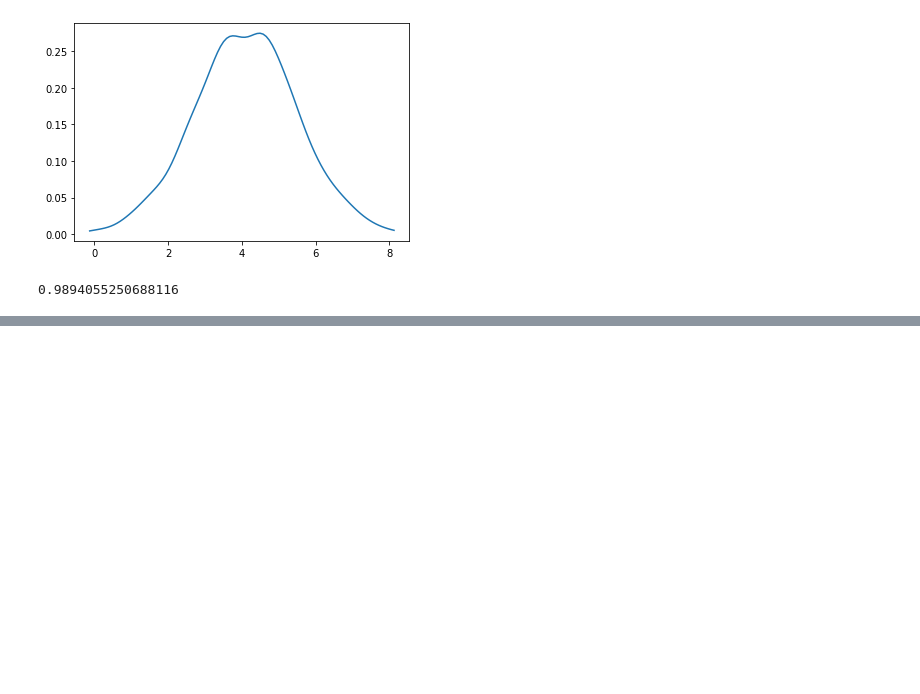
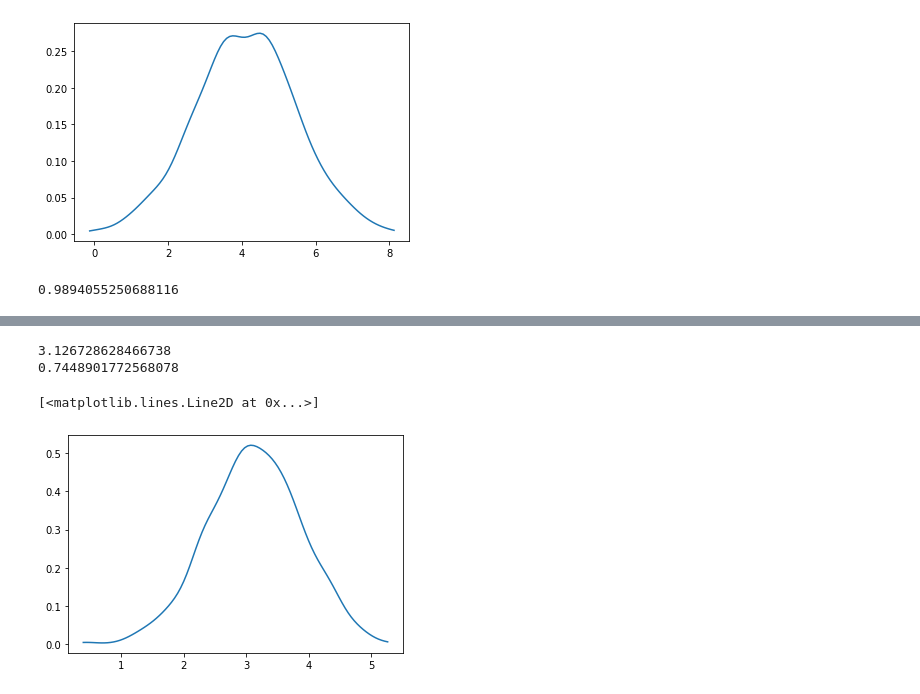
Before and after one commit to josephmlev/levine_j_math_314, a Jupyter notebook: notes/Class_notes_9.23-.ipynb, the cells around one changed output, grey strips where cells are left out. Saved outputs shown, nothing was run; the diff lists cells and outputs as text; code cells hidden in the pictures; blank space fills up the shorter version.

```diff
--- a/notes/Class_notes_9.23-.ipynb
+++ b/notes/Class_notes_9.23-.ipynb
@@ -361,0 +413,9 @@ z.std()
+# %%
+print(medianhats.mean())
+print(medianhats.std())
+bp.density(medianhats)
+# %% [output]
+3.126728628466738
+0.7448901772568078
+[<matplotlib.lines.Line2D at 0x...>]
+[figure, added]
```
Also changed, not shown: parts of 8 cells of this notebook.
